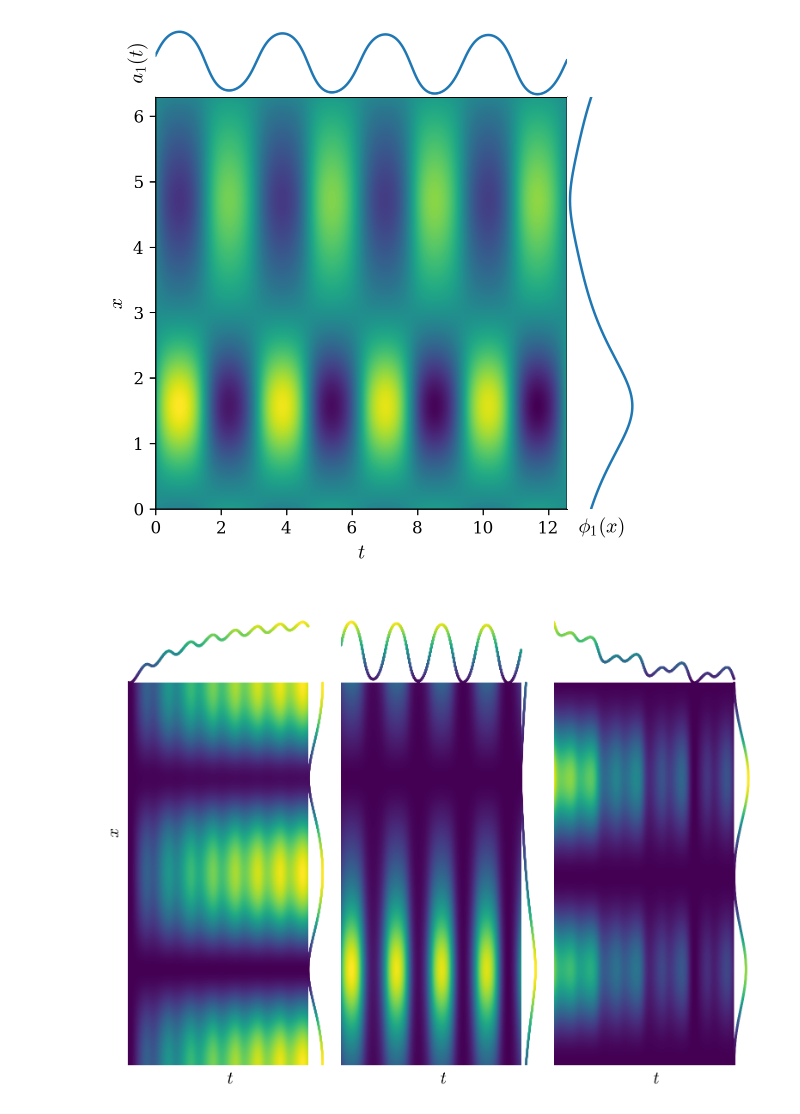
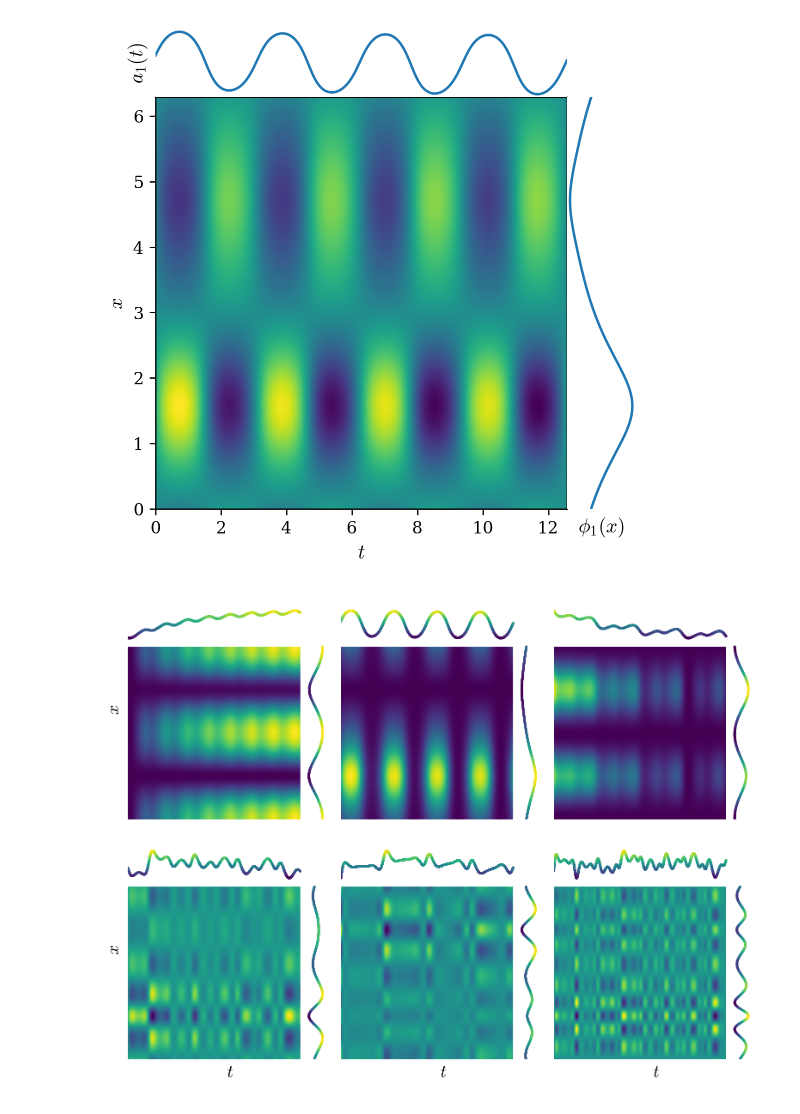
Before and after one commit to agustinbrusco/Sistemas_Complejos, a Jupyter notebook: guias/Guia3.ipynb, the cells around one changed output. Cells and saved outputs as stored; diff of their text form; code cells hidden in the pictures.

Commit message:
agregué cmaps en los edge plots

```diff
--- a/guias/Guia3.ipynb
+++ b/guias/Guia3.ipynb
@@ -266,39 +265,52 @@ def signed_colors(vals: ArrayLike) -> ArrayLike:
 # %%
 %matplotlib inline
 fig, axs = plt.subplots(
-    1, 3,
+    2, 3,
     sharex=True, sharey=True,
     constrained_layout=True, squeeze=False,
 )
 for i, ax in enumerate(axs.flatten()):
     modo = phi[:, i:i+1] @ a[:, i:i+1].T
-    color_lim = np.max(np.abs(modo.flatten()))
+    modo_cmap = plt.cm.ScalarMappable(
+        norm=plt.Normalize(modo.flatten().min(), modo.flatten().max()),
+        cmap="viridis",
+    )
     ax.pcolormesh(
-        t_grid, x_grid, modo.T,
-        shading="auto", cmap="viridis", norm=plt.Normalize(modo.flatten().min(), modo.flatten().max())
+        t_grid, x_grid,
+        modo_cmap.to_rgba(modo.T),
+        shading="auto",
     )
     a_plot = a[:, i]
     a_plot -= a_plot.min()
     a_plot /= a_plot.max()
+    a_cmap = plt.cm.ScalarMappable(
+        norm=plt.Normalize(a[:, i].min(), a[:, i].max()),
+        cmap="viridis",
+    )
     ax.scatter(
-        t_vals, a_plot + x_vals.max(),
-        s=0.5, cmap="viridis", c=signed_colors(a[:, i]),
+        t_vals, a_plot + x_vals.max()*1.05,
+        s=0.5, c=a_cmap.to_rgba(a[:, i]),
     )
     phi_plot = phi[:, i]
     phi_plot -= phi_plot.min()
     phi_plot /= phi_plot.max()
+    phi_cmap = plt.cm.ScalarMappable(
+        norm=plt.Normalize(phi[:, i].min(), phi[:, i].max()),
+        cmap="viridis",
+    )
     ax.scatter(
-        phi_plot + t_vals.max(), x_vals,
-        s=0.5, cmap="viridis", c=signed_colors(phi[:, i]),
+        phi_plot + t_vals.max()*1.05, x_vals,
+        s=0.5, c=phi_cmap.to_rgba(phi[:, i])
     )
     for edge in ["top", "right", "bottom", "left"]:
         ax.spines[edge].set_visible(False)
+    ax.set_aspect(t_vals.max() / x_vals.max())
 for ax in axs[-1]:
     ax.set_xlabel("$t$")
 for ax in axs[:, 0]:
     ax.set_ylabel("$x$")
 ax.set_xticks([])
 ax.set_yticks([])
 plt.show()
 # %% [output]
-[figure, old version]
+[figure, new version]
```
Also changed, not shown: parts of 1 cell of this notebook.
